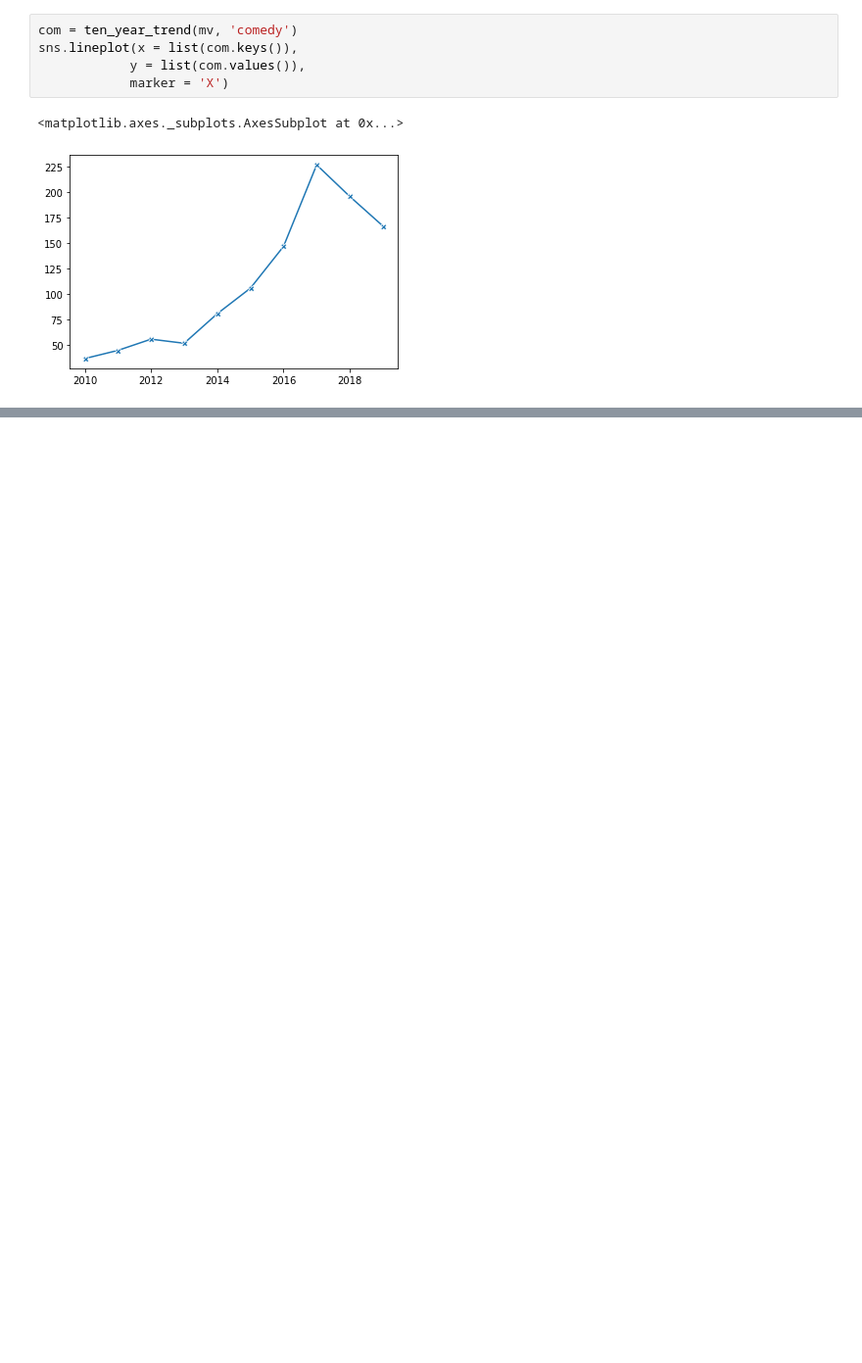
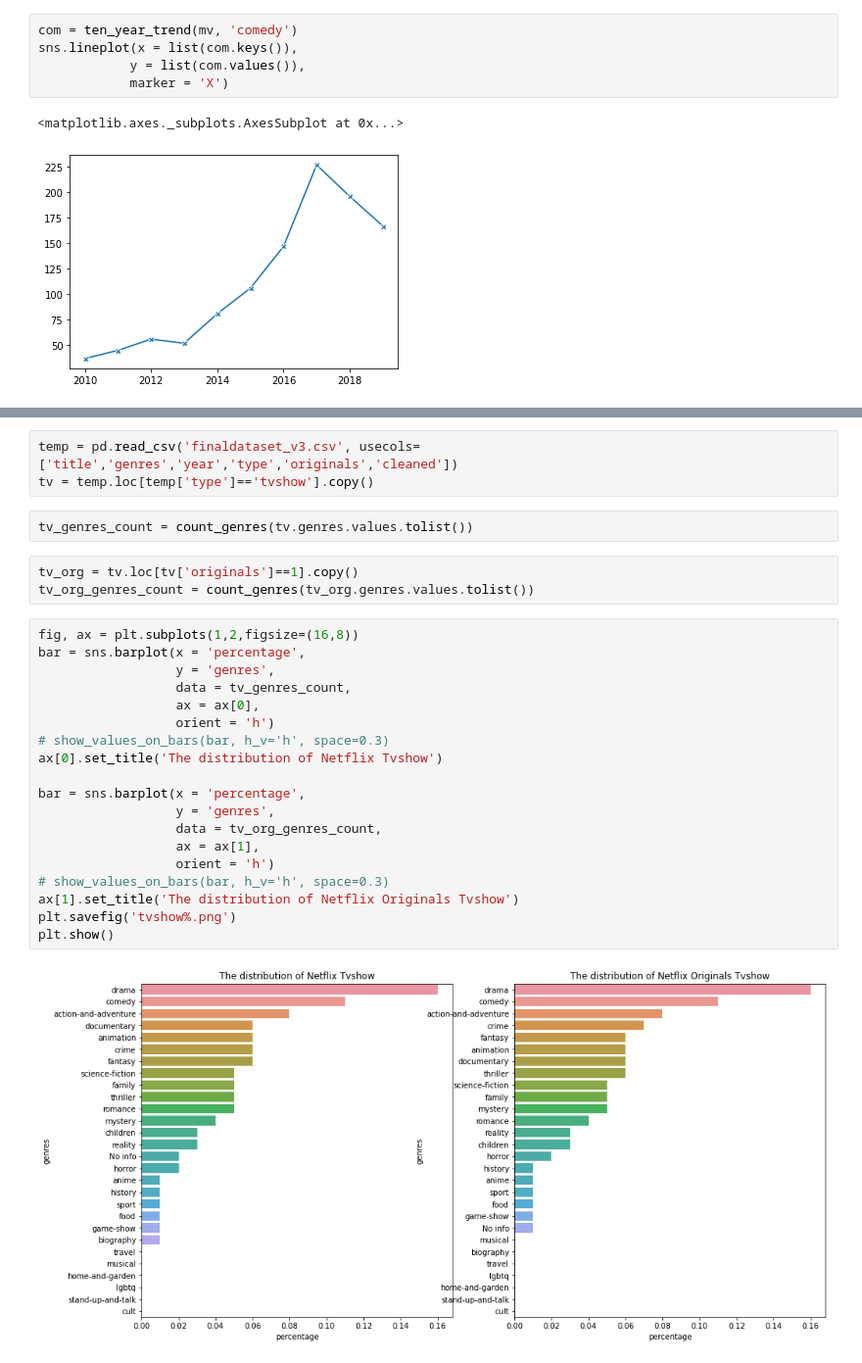
Before and after one commit to hsi-cy/dissertation, a Jupyter notebook: dissertation_v2.ipynb, the cells around one changed output, grey strips where cells are left out. Shown at 98% size. Saved outputs shown, nothing was run; the diff lists cells and outputs as text; blank space fills up the shorter version.

```diff
--- a/dissertation_v2.ipynb
+++ b/dissertation_v2.ipynb
@@ -436,0 +454,29 @@ trend_in_yearN(mv, 'comedy', '2011')
+# %%
+temp = pd.read_csv('finaldataset_v3.csv', usecols=['title','genres','year','type','originals','cleaned'])
+tv = temp.loc[temp['type']=='tvshow'].copy()
+# %%
+tv_genres_count = count_genres(tv.genres.values.tolist())
+# %%
+tv_org = tv.loc[tv['originals']==1].copy()
+tv_org_genres_count = count_genres(tv_org.genres.values.tolist())
+# %%
+fig, ax = plt.subplots(1,2,figsize=(16,8))
+bar = sns.barplot(x = 'percentage',
+                  y = 'genres',
+                  data = tv_genres_count,
+                  ax = ax[0],
+                  orient = 'h')
+# show_values_on_bars(bar, h_v='h', space=0.3)
+ax[0].set_title('The distribution of Netflix Tvshow')
+
+bar = sns.barplot(x = 'percentage',
+                  y = 'genres',
+                  data = tv_org_genres_count,
+                  ax = ax[1],
+                  orient = 'h')
+# show_values_on_bars(bar, h_v='h', space=0.3)
+ax[1].set_title('The distribution of Netflix Originals Tvshow')
+plt.savefig('tvshow%.png')
+plt.show()
+# %% [output]
+[figure, added]
```
Also changed, not shown: parts of 12 cells of this notebook, 6 other files.
